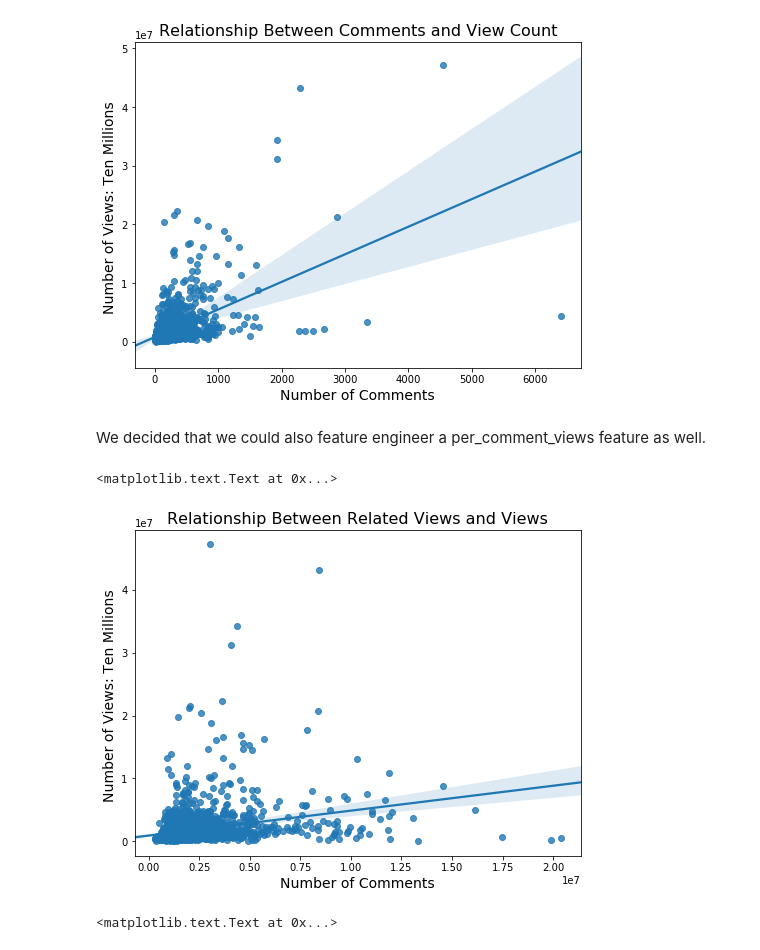
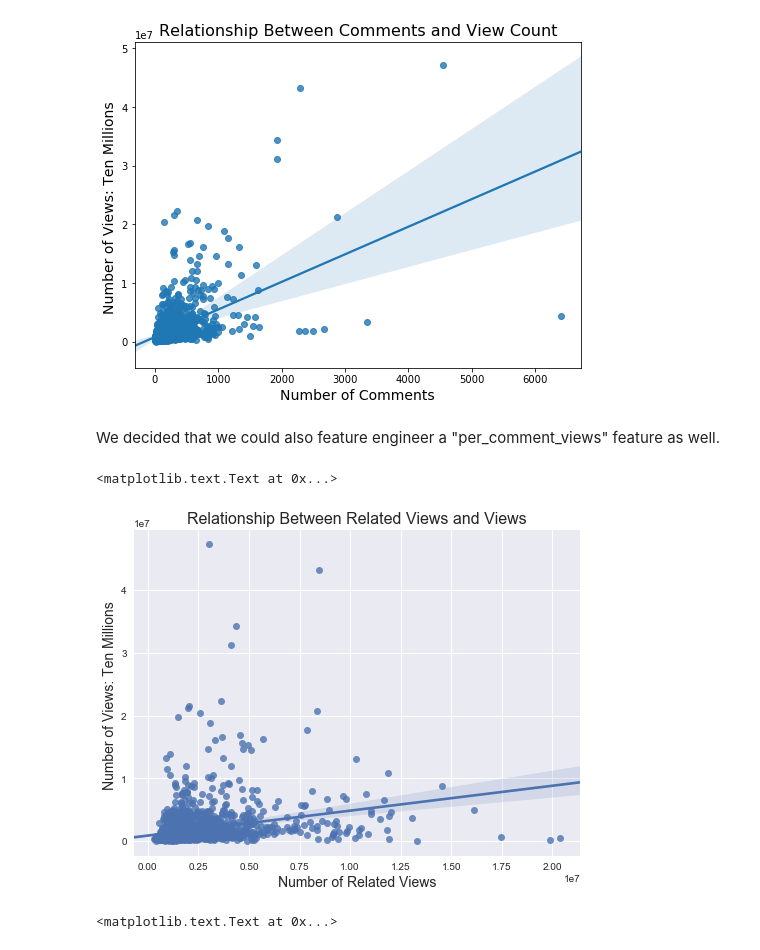
Before and after one commit to TristanMoser/213Project, a Jupyter notebook: TED talk project.ipynb, the cells around one changed output. Cells and saved outputs as stored; diff of their text form; code cells hidden in the pictures.

```diff
--- a/TED talk project.ipynb
+++ b/TED talk project.ipynb
@@ -512,19 +524,19 @@ plt.xlabel("Number of Comments", fontsize = 14)
 <matplotlib.text.Text at 0x...>
 [figure]
 # %% [markdown]
-We decided that we could also feature engineer a per_comment_views feature as well.
+We decided that we could also feature engineer a "per_comment_views" feature as well.
-# %%
-#Related Views vs. View Counts
-f, ax = plt.subplots(figsize = (8,6))
-sns.regplot(data=data_final,x='related_views',y='views')
-plt.title("Relationship Between Related Views and Views", fontsize = 16)
-plt.ylabel("Number of Views: Ten Millions ", fontsize = 14)
-plt.xlabel("Number of Comments", fontsize = 14)
-# %% [output]
-<matplotlib.text.Text at 0x...>
-[figure, removed]
 # %%
 data_final['per_comment_views'] = data_final['views']/data_final['comments']
+# %%
+#Related Views vs. View Counts
+f, ax = plt.subplots(figsize = (8,6))
+sns.regplot(data=data_final,x='related_views',y='views')
+plt.title("Relationship Between Related Views and Views", fontsize = 16)
+plt.ylabel("Number of Views: Ten Millions ", fontsize = 14)
+plt.xlabel("Number of Related Views", fontsize = 14)
+# %% [output]
+<matplotlib.text.Text at 0x...>
+[figure, added]
 # %%
 #View Count by Event Class
 f, ax = plt.subplots(figsize = (14,8))
```
Also changed, not shown: parts of 55 cells of this notebook.
